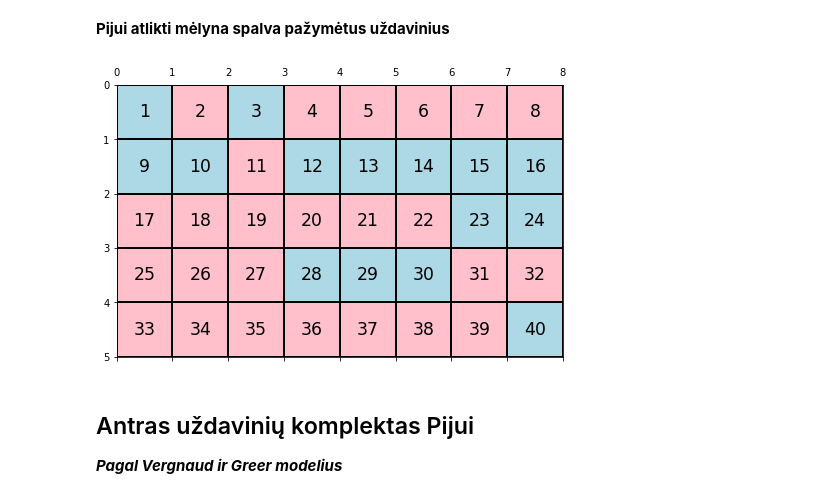
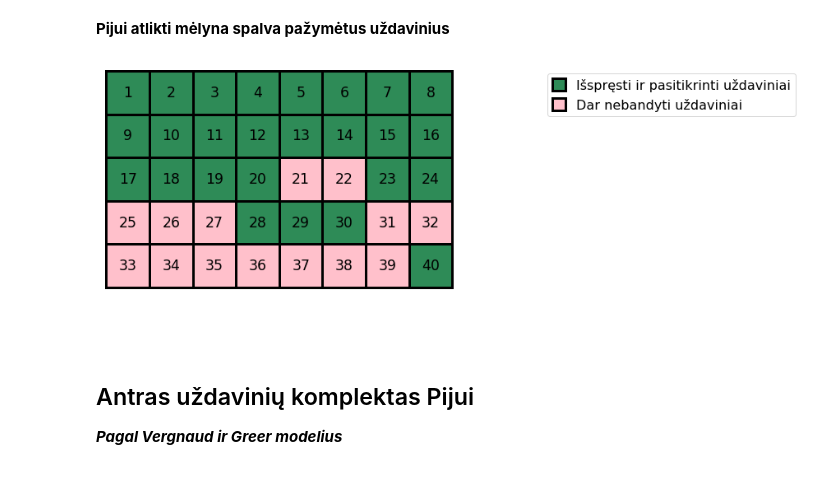
Before and after one commit to loijord/mokslas_2021, a Jupyter notebook: Matematika/tekstiniai_uzdaviniai/tekstiniai_uzdaviniai.ipynb, the cells around one changed output. Cells and saved outputs as stored; diff of their text form; code cells hidden in the pictures.

```diff
--- a/Matematika/tekstiniai_uzdaviniai/tekstiniai_uzdaviniai.ipynb
+++ b/Matematika/tekstiniai_uzdaviniai/tekstiniai_uzdaviniai.ipynb
@@ -205,10 +211,10 @@ Norint iš uždavinių atrasti naudingus pastebėjimus, reikia turėti po ranka
 40\. Matematikos konkurse dalyvavo 105 pradinukai, o aukštesniųjų klasių mokinių buvo dukart daugiau. Kiek moksleivių dalyvavo matematikos konkurse?
 # %% [markdown]
 **Pijui atlikti mėlyna spalva pažymėtus uždavinius**
-# %%
-draw_tasking(5, 8, 40, [1, 3, 9, 10, 12, 13, 14, 15, 16, 23, 24, 28, 29, 30, 40])
-# %% [output]
-[figure, removed]
+# %%
+draw_tasking(8, 40, colors={'seagreen':list(range(1, 21))+[23,24,28,29,30,40]}, docs=docs, extent=8, lfont=16)
+# %% [output]
+[figure, added]
 # %% [markdown]
 ## Antras uždavinių komplektas Pijui
 ***Pagal Vergnaud ir Greer modelius***
```
Also changed, not shown: parts of 10 cells of this notebook, 1 other file.
